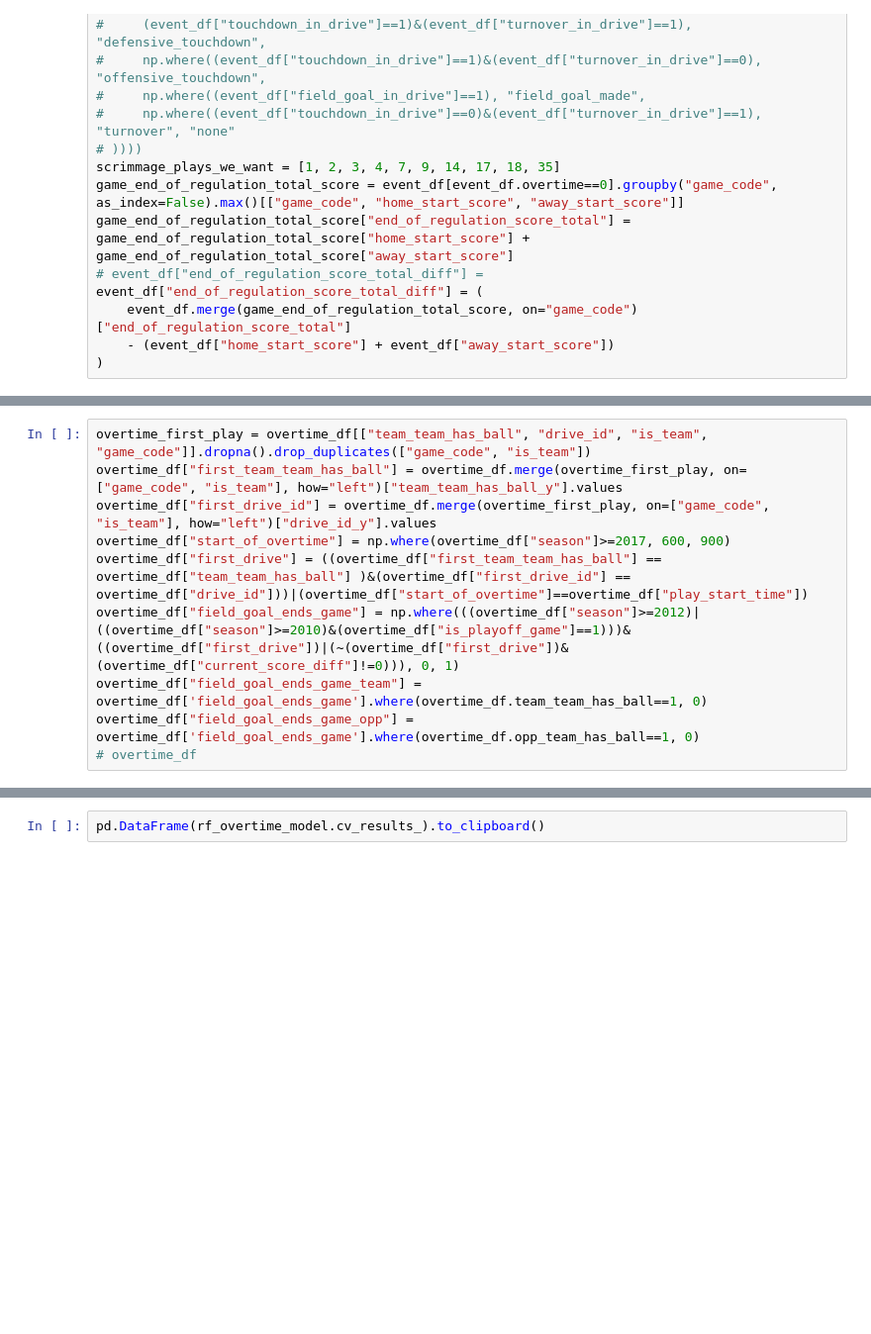
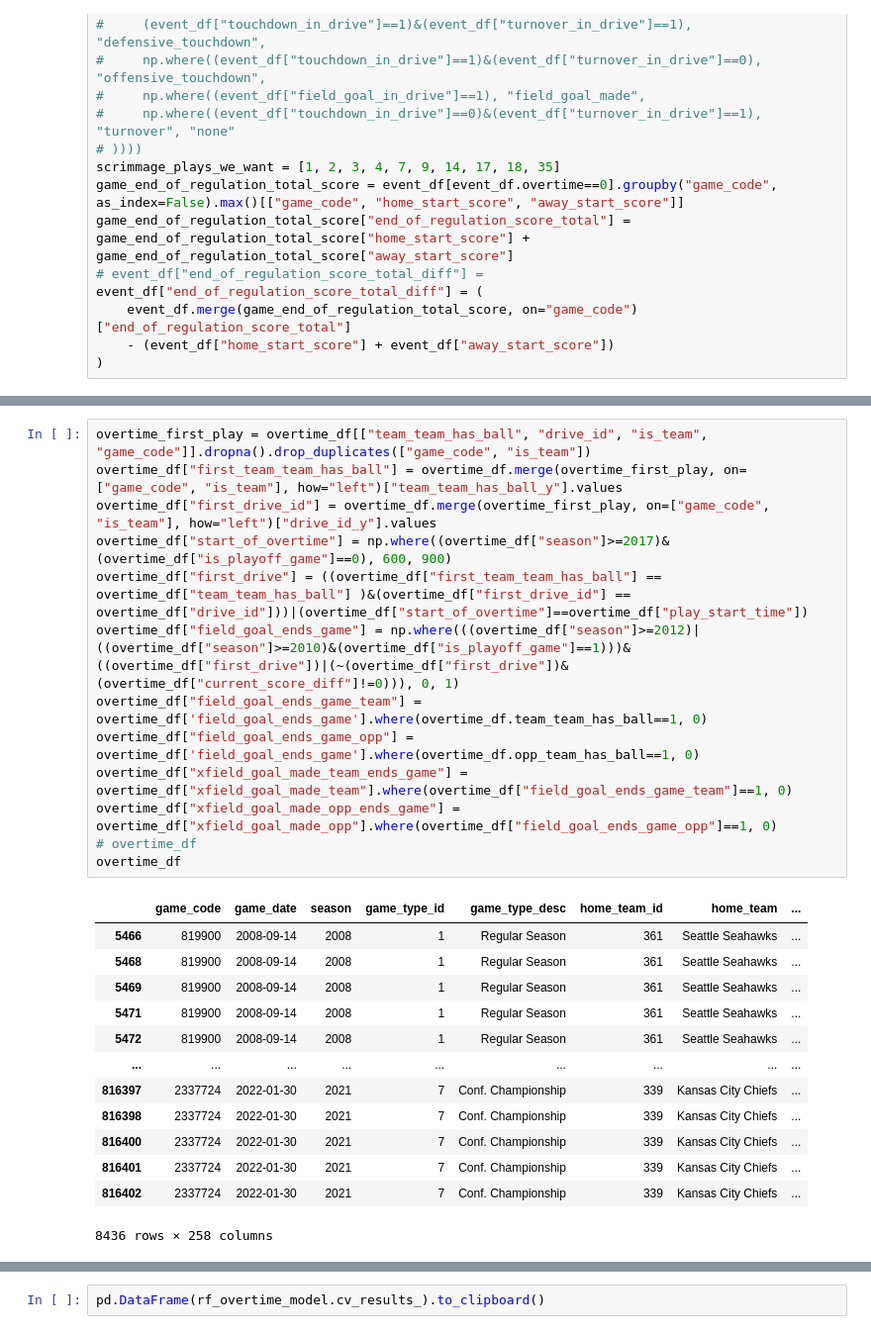
Before and after one commit to lucas-haupt/nfl-live-win-probability, a Jupyter notebook: notebooks/overtime_model.ipynb, the cells around one changed output, grey strips where cells are left out. Shown at 99% size. Saved outputs shown, nothing was run; the diff lists cells and outputs as text; blank space fills up the shorter version.

```diff
--- a/notebooks/overtime_model.ipynb
+++ b/notebooks/overtime_model.ipynb
@@ -283,10 +411,27 @@ overtime_df = flip_and_reverse_it(model_df[mask_model][input_names_score_pred +s
 # %%
 overtime_first_play = overtime_df[["team_team_has_ball", "drive_id", "is_team", "game_code"]].dropna().drop_duplicates(["game_code", "is_team"])
 overtime_df["first_team_team_has_ball"] = overtime_df.merge(overtime_first_play, on=["game_code", "is_team"], how="left")["team_team_has_ball_y"].values
 overtime_df["first_drive_id"] = overtime_df.merge(overtime_first_play, on=["game_code", "is_team"], how="left")["drive_id_y"].values
-overtime_df["start_of_overtime"] = np.where(overtime_df["season"]>=2017, 600, 900)
+overtime_df["start_of_overtime"] = np.where((overtime_df["season"]>=2017)&(overtime_df["is_playoff_game"]==0), 600, 900)
 overtime_df["first_drive"] = ((overtime_df["first_team_team_has_ball"] == overtime_df["team_team_has_ball"] )&(overtime_df["first_drive_id"] == overtime_df["drive_id"]))|(overtime_df["start_of_overtime"]==overtime_df["play_start_time"])
 overtime_df["field_goal_ends_game"] = np.where(((overtime_df["season"]>=2012)|((overtime_df["season"]>=2010)&(overtime_df["is_playoff_game"]==1)))&((overtime_df["first_drive"])|(~(overtime_df["first_drive"])&(overtime_df["current_score_diff"]!=0))), 0, 1)
 overtime_df["field_goal_ends_game_team"] = overtime_df['field_goal_ends_game'].where(overtime_df.team_team_has_ball==1, 0)
 overtime_df["field_goal_ends_game_opp"] = overtime_df['field_goal_ends_game'].where(overtime_df.opp_team_has_ball==1, 0)
+overtime_df["xfield_goal_made_team_ends_game"] = overtime_df["xfield_goal_made_team"].where(overtime_df["field_goal_ends_game_team"]==1, 0)
+overtime_df["xfield_goal_made_opp_ends_game"] = overtime_df["xfield_goal_made_opp"].where(overtime_df["field_goal_ends_game_opp"]==1, 0)
 # overtime_df
+overtime_df
+# %% [output]
+|  | game_code | game_date | season | game_type_id | game_type_desc | home_team_id | home_team | ... |
+| 5466 | 819900 | 2008-09-14 | 2008 | 1 | Regular Season | 361 | Seattle Seahawks | ... |
+| 5468 | 819900 | 2008-09-14 | 2008 | 1 | Regular Season | 361 | Seattle Seahawks | ... |
+| 5469 | 819900 | 2008-09-14 | 2008 | 1 | Regular Season | 361 | Seattle Seahawks | ... |
+| 5471 | 819900 | 2008-09-14 | 2008 | 1 | Regular Season | 361 | Seattle Seahawks | ... |
+| 5472 | 819900 | 2008-09-14 | 2008 | 1 | Regular Season | 361 | Seattle Seahawks | ... |
+| ... | ... | ... | ... | ... | ... | ... | ... | ... |
+| 816397 | 2337724 | 2022-01-30 | 2021 | 7 | Conf. Championship | 339 | Kansas City Chiefs | ... |
+| 816398 | 2337724 | 2022-01-30 | 2021 | 7 | Conf. Championship | 339 | Kansas City Chiefs | ... |
+| 816400 | 2337724 | 2022-01-30 | 2021 | 7 | Conf. Championship | 339 | Kansas City Chiefs | ... |
+| 816401 | 2337724 | 2022-01-30 | 2021 | 7 | Conf. Championship | 339 | Kansas City Chiefs | ... |
+| 816402 | 2337724 | 2022-01-30 | 2021 | 7 | Conf. Championship | 339 | Kansas City Chiefs | ... |
+8436 rows × 258 columns
```
Also changed, not shown: parts of 61 cells of this notebook, 8 other files.
